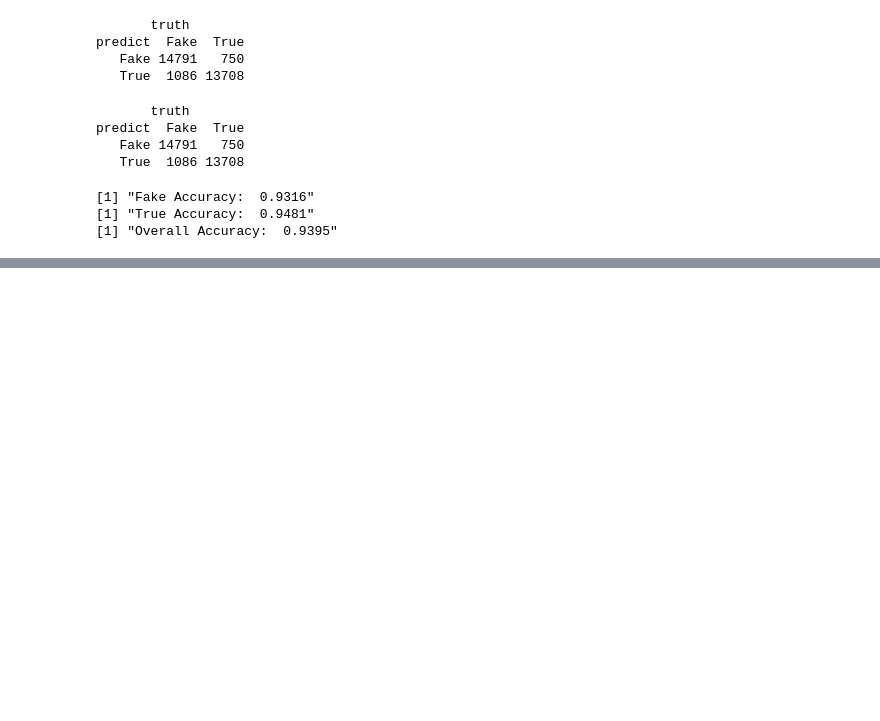
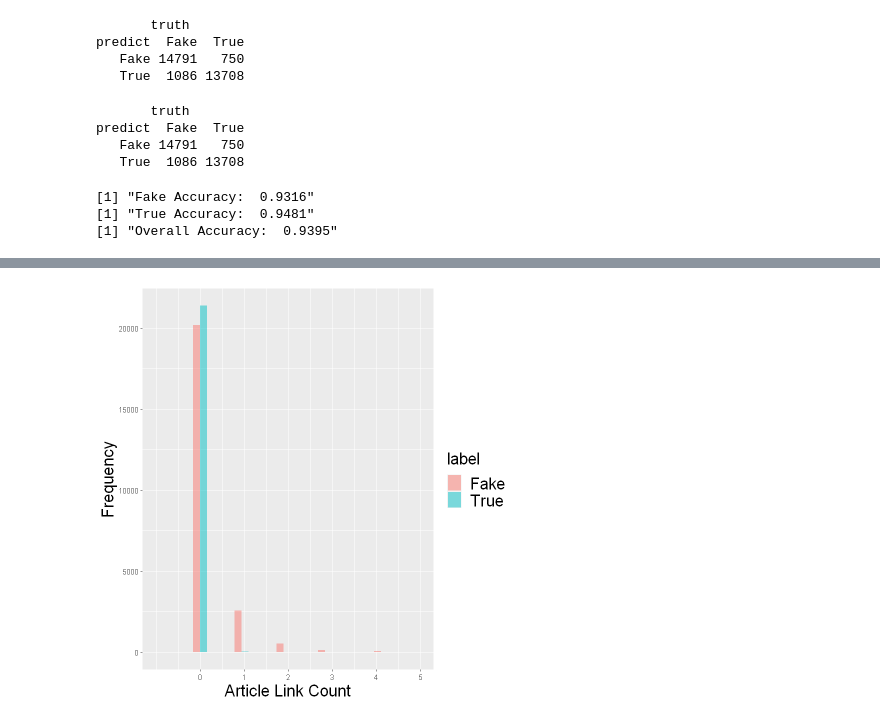
Before and after one commit to ashwinpo/503Project, a Jupyter notebook: Ashwin.ipynb, the cells around one changed output, grey strips where cells are left out. Saved outputs shown, nothing was run; the diff lists cells and outputs as text; code cells hidden in the pictures; blank space fills up the shorter version.

```diff
--- a/Ashwin.ipynb
+++ b/Ashwin.ipynb
@@ -127,0 +156,4 @@ A grouped_df: 40 × 604
+# %%
+library(stringr)
+link = r"(https?:\/\/(?:www\.|(?!www))[a-zA-Z0-9][a-zA-Z0-9-]+[a-zA-Z0-9]\.[^\s]{2,}|www\.[a-zA-Z0-9][a-zA-Z0-9-]+[a-zA-Z0-9]\.[^\s]{2,}|https?:\/\/(?:www\.|(?!www))[a-zA-Z0-9]+\.[^\s]{2,}|www\.[a-zA-Z0-9]+\.[^\s]{2,})"
+df = df %>% rowwise %>% mutate(links = str_count(text, link))
@@ -127,0 +168,9 @@ A grouped_df: 40 × 604
+# %%
+ggplot(df, aes(x = links, fill = label)) +
+    geom_histogram(alpha = 0.5, bins = 20, position = "dodge") + xlab("Article Link Count") + ylab("Frequency") +
+    theme(plot.title = element_text(size = 12, face = "bold"),
+    legend.title= element_text(size=20),
+    legend.text= element_text(size=20),
+    axis.title = element_text(size=20)) +
+    scale_x_continuous(breaks = c(0,1,2,3,4,5), limits = c(-1, 5))
+# %% [output]
@@ -127,0 +181 @@ A grouped_df: 40 × 604
+[figure, added]
```
Also changed, not shown: parts of 12 cells of this notebook, 1 other file.
